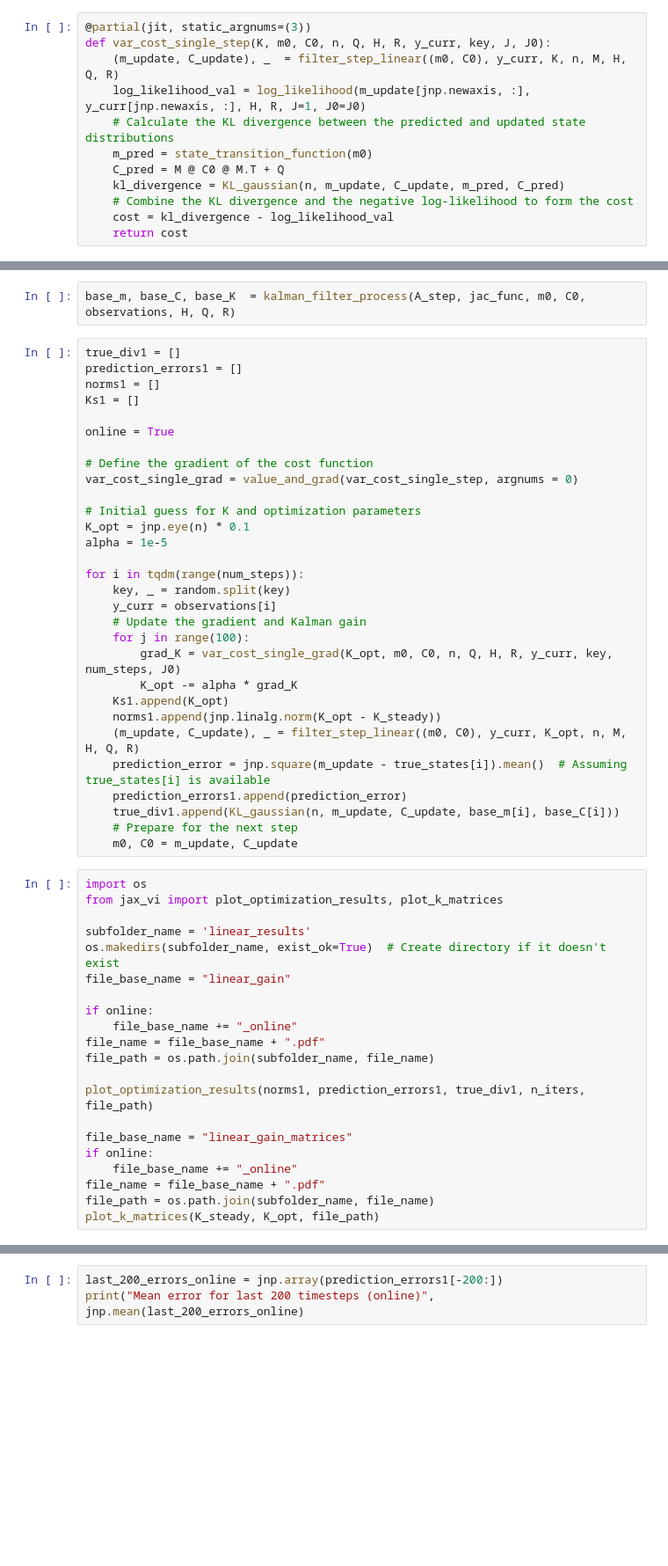
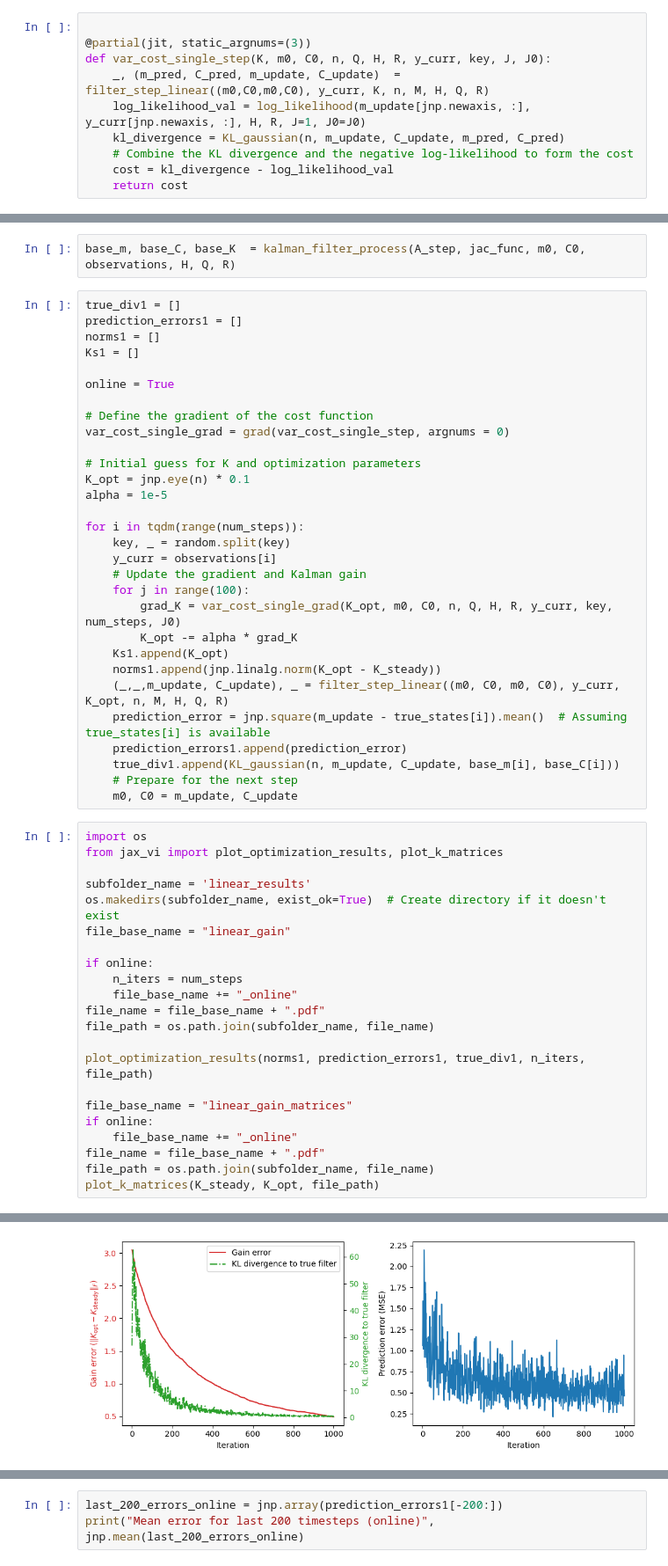
Before and after one commit to enochcluk/variational_filtering, a Jupyter notebook: fixed_linear.ipynb, the cells around one changed output, grey strips where cells are left out. Shown at 88% size. Drawn from its saved outputs; the diff is of its cells as text; blank space fills up the shorter version.

```diff
--- a/fixed_linear.ipynb
+++ b/fixed_linear.ipynb
@@ -67,13 +67,11 @@ def var_cost(K, m0, C0, n, M, H, Q, R, y, key, N, num_steps, J0):
     cost = kl_sum - jnp.nanmean(jax.lax.map(inner_map, jnp.vstack(subkeys)))
     return cost
 # %%
+
 @partial(jit, static_argnums=(3))
 def var_cost_single_step(K, m0, C0, n, Q, H, R, y_curr, key, J, J0):
-    (m_update, C_update), _  = filter_step_linear((m0, C0), y_curr, K, n, M, H, Q, R)
+    _, (m_pred, C_pred, m_update, C_update)  =  filter_step_linear((m0,C0,m0,C0), y_curr, K, n, M, H, Q, R)
     log_likelihood_val = log_likelihood(m_update[jnp.newaxis, :], y_curr[jnp.newaxis, :], H, R, J=1, J0=J0)
-    # Calculate the KL divergence between the predicted and updated state distributions
-    m_pred = state_transition_function(m0)
-    C_pred = M @ C0 @ M.T + Q
     kl_divergence = KL_gaussian(n, m_update, C_update, m_pred, C_pred)
     # Combine the KL divergence and the negative log-likelihood to form the cost
     cost = kl_divergence - log_likelihood_val
@@ -93,7 +91,7 @@ Ks1 = []
 online = True
 
 # Define the gradient of the cost function
-var_cost_single_grad = value_and_grad(var_cost_single_step, argnums = 0)
+var_cost_single_grad = grad(var_cost_single_step, argnums = 0)
 
 # Initial guess for K and optimization parameters
 K_opt = jnp.eye(n) * 0.1
@@ -108,7 +106,7 @@ for i in tqdm(range(num_steps)):
         K_opt -= alpha * grad_K
     Ks1.append(K_opt)
     norms1.append(jnp.linalg.norm(K_opt - K_steady))
-    (m_update, C_update), _ = filter_step_linear((m0, C0), y_curr, K_opt, n, M, H, Q, R)
+    (_,_,m_update, C_update), _ = filter_step_linear((m0, C0, m0, C0), y_curr, K_opt, n, M, H, Q, R)
     prediction_error = jnp.square(m_update - true_states[i]).mean()  # Assuming true_states[i] is available
     prediction_errors1.append(prediction_error)
     true_div1.append(KL_gaussian(n, m_update, C_update, base_m[i], base_C[i]))
@@ -123,6 +121,7 @@ os.makedirs(subfolder_name, exist_ok=True)  # Create directory if it doesn't exi
 file_base_name = "linear_gain"
 
 if online:
+    n_iters = num_steps
     file_base_name += "_online"
 file_name = file_base_name + ".pdf"
 file_path = os.path.join(subfolder_name, file_name)
@@ -139,0 +138 @@ NameError: name 'n_iters' is not defined
+[figure, added]
```
Also changed, not shown: parts of 1 cell of this notebook, 11 other files.
